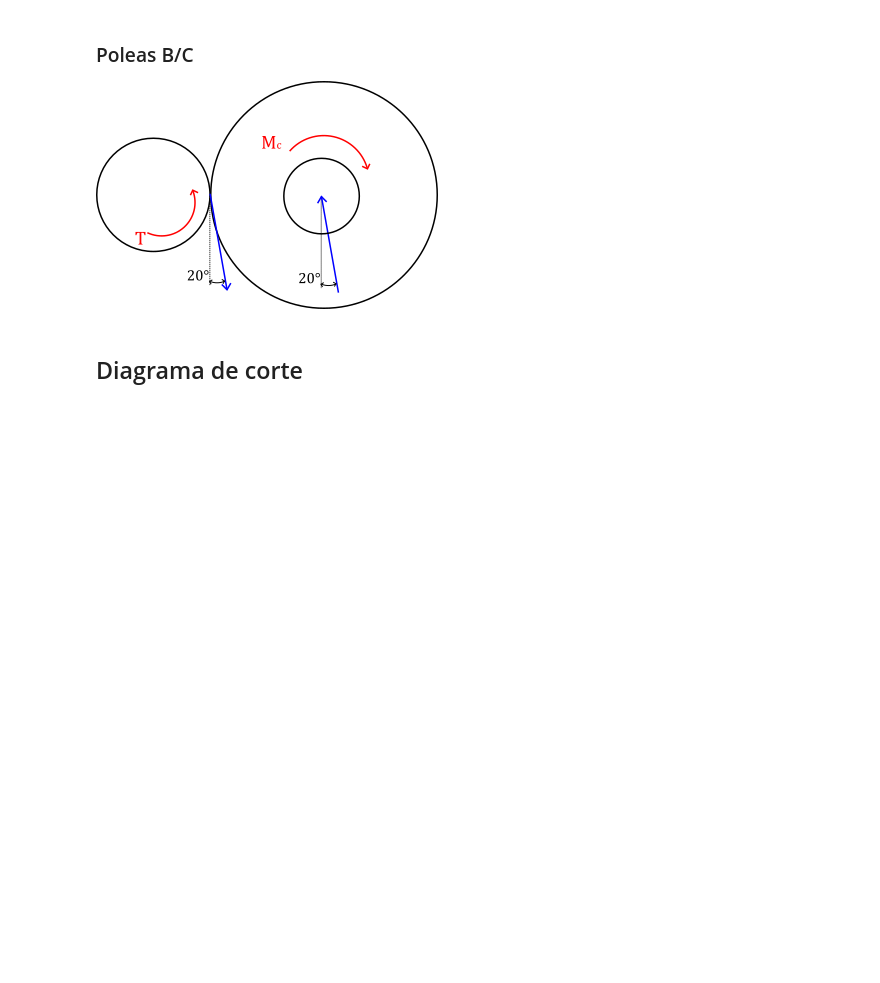
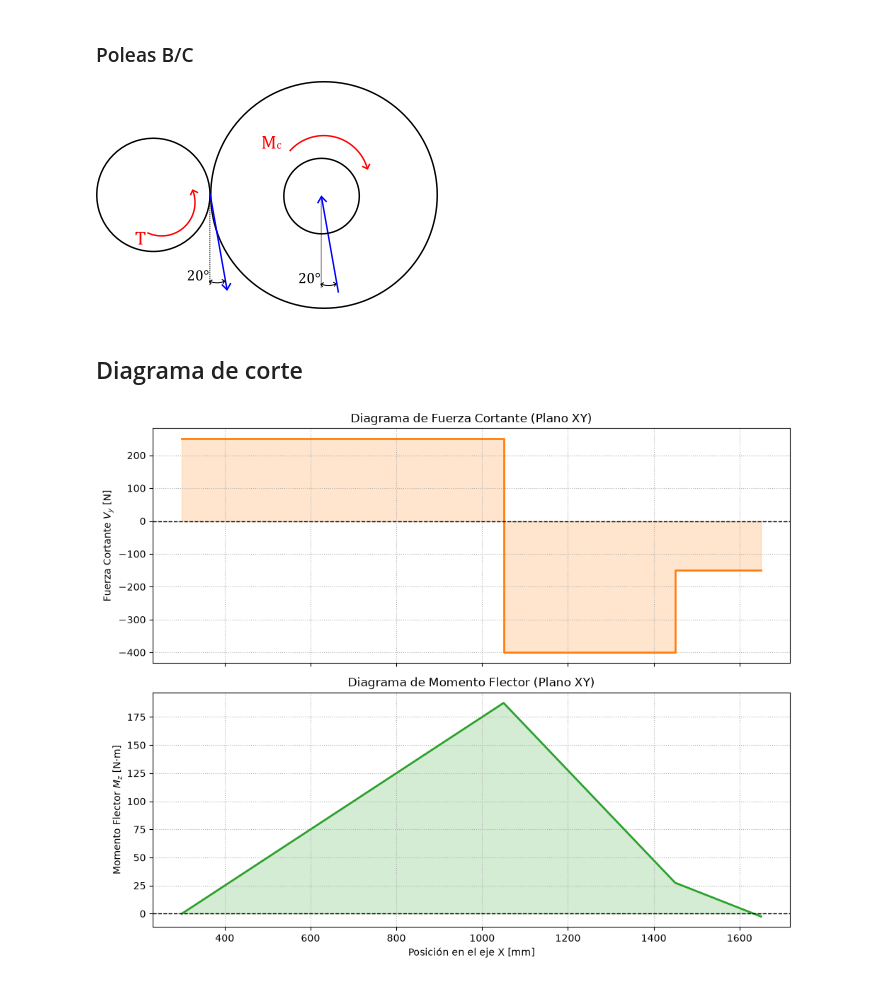
Before and after one commit to otarola-joaquin/Trabajos-varios-8vo-semestre, a Jupyter notebook: Elementos de Máquinas/Calculos de proyecto.ipynb, the cells around one changed output. Drawn from its saved outputs; the diff is of its cells as text; code cells hidden in the pictures; blank space fills up the shorter version.

```diff
--- a/Elementos de Máquinas/Calculos de proyecto.ipynb
+++ b/Elementos de Máquinas/Calculos de proyecto.ipynb
@@ -107,3 +107,83 @@ R_S1X=R_CX+R_DX+R_FX-R_S2X #Sumatoria eje x
 ![](attachment:image.png)
 # %% [markdown]
 ## Diagrama de corte
+# %%
+# 1. Definición de las posiciones en el eje X (en mm)
+# x0 = 0      # Inicio del eje
+x1 = 300    # Posición del Soporte 1 (Lado Motriz)
+x2 = x1+750    # Posición del Engrane
+x3 = x2+400    # Posición de la Polea D
+x4 = x3+200   # Posición de la Polea F
+
+# 2. Definición de tramos discretizados
+n_pts = 100
+# t1 = np.linspace(x0, x1, n_pts)
+t2 = np.linspace(x1, x2, n_pts)
+t3 = np.linspace(x2, x3, n_pts)
+t4 = np.linspace(x3, x4, n_pts)
+
+# Concatenación del eje X continuo
+x_total = np.concatenate([t2, t3, t4])
+
+# ==========================================
+# 3. VALORES DE CORTE V_y PARA CADA TRAMO (N)
+# Reemplazar V_t1, V_t2... con los valores de tus sumatorias
+# ==========================================
+# V_t1 = np.full_like(t1, 0.0)
+V_t2 = np.full_like(t2, 250.0)   # Ejemplo: Cortante tras el Soporte 1
+V_t3 = np.full_like(t3, -400.0)  # Ejemplo: Cortante tras el Engrane
+V_t4 = np.full_like(t4, -150.0)  # Ejemplo: Cortante tras la Polea D
+
+Vy_total = np.concatenate([ V_t2, V_t3, V_t4])
+
+# ==========================================
+# 4. ECUACIONES DE MOMENTO FLECTOR M_z (N*mm)
+# M(x) = M_inicial_tramo + V * (x - x_inicio_tramo)
+# ==========================================
+# Tramo 1
+# M_t1 = 0 + V_t1[0] * (t1 - x0)
+
+# Tramo 2 (empieza en el valor final del Tramo 1)
+M_inicio_2 = 0 #M_t1[-1]
+M_t2 = M_inicio_2 + V_t2[0] * (t2 - x1)
+
+# Tramo 3
+M_inicio_3 = M_t2[-1]
+M_t3 = M_inicio_3 + V_t3[0] * (t3 - x2)
+
+# Tramo 4
+M_inicio_4 = M_t3[-1]
+M_t4 = M_inicio_4 + V_t4[0] * (t4 - x3)
+
+# Tramo 5
+M_inicio_5 = M_t4[-1]
+M_t5 = M_inicio_5 + V_t5[0] * (t5 - x4)
+
+Mz_total = np.concatenate([ M_t2, M_t3, M_t4])
+
+# ==========================================
+# 5. GRÁFICOS
+# ==========================================
+fig, (ax_v, ax_m) = plt.subplots(2, 1, figsize=(10, 8), sharex=True)
+
+# Graficar Cortante V_y
+ax_v.plot(x_total, Vy_total, color='tab:orange', linewidth=2, label='$V_y(x)$')
+ax_v.fill_between(x_total, Vy_total, color='tab:orange', alpha=0.2)
+ax_v.axhline(0, color='black', linestyle='--', linewidth=1)
+ax_v.set_ylabel('Fuerza Cortante $V_y$ [N]')
+ax_v.set_title('Diagrama de Fuerza Cortante (Plano XY)')
+ax_v.grid(True, linestyle=':')
+
+# Graficar Momento Flector M_z
+ax_m.plot(x_total, Mz_total / 1000, color='tab:green', linewidth=2, label='$M_z(x)$') # Convertido a N*m
+ax_m.fill_between(x_total, Mz_total / 1000, color='tab:green', alpha=0.2)
+ax_m.axhline(0, color='black', linestyle='--', linewidth=1)
+ax_m.set_xlabel('Posición en el eje X [mm]')
+ax_m.set_ylabel('Momento Flector $M_z$ [N·m]')
+ax_m.set_title('Diagrama de Momento Flector (Plano XY)')
+ax_m.grid(True, linestyle=':')
+
+plt.tight_layout()
+plt.show()
+# %% [output]
+[figure, added]
```
Also changed, not shown: parts of 1 cell of this notebook.
